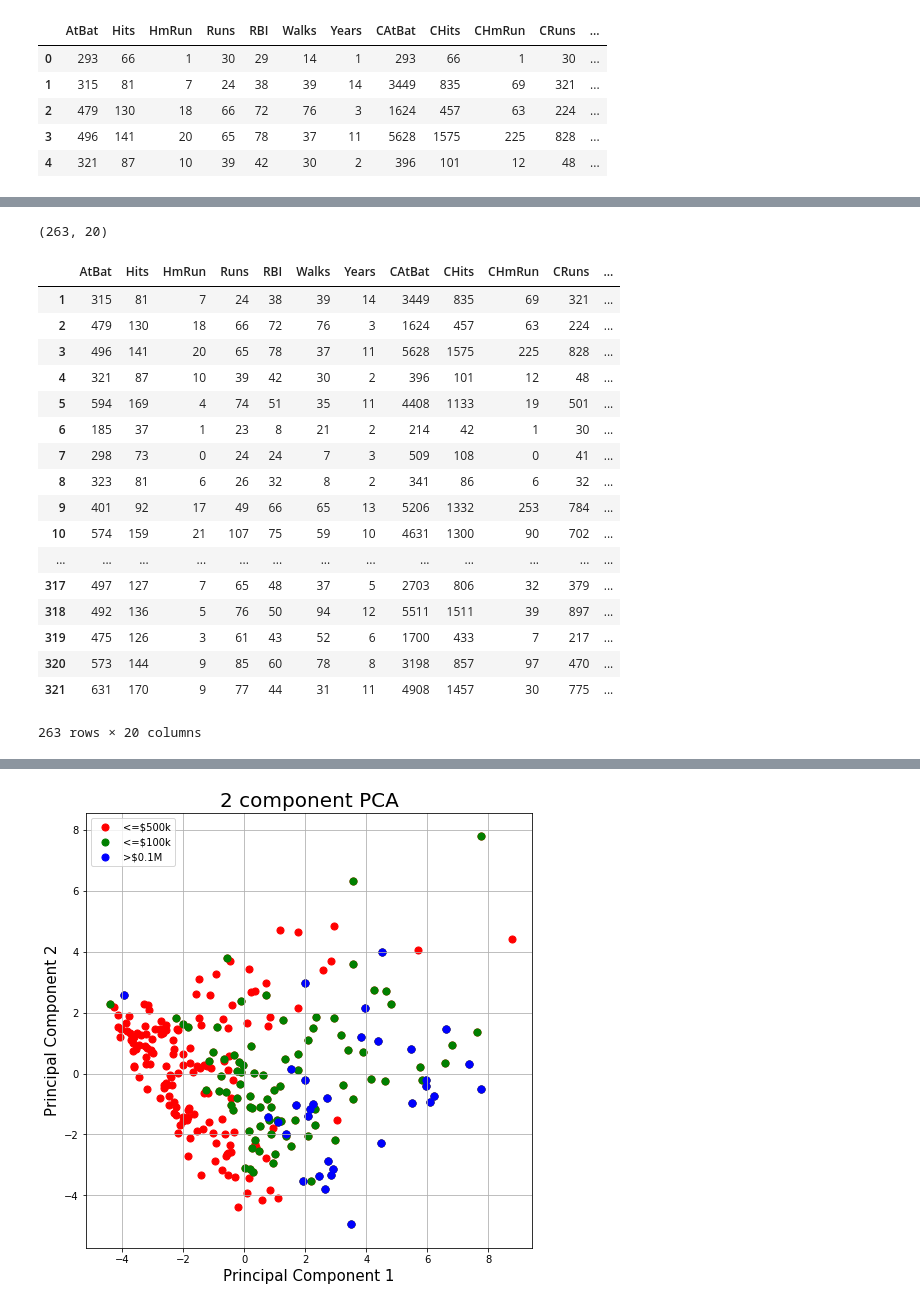
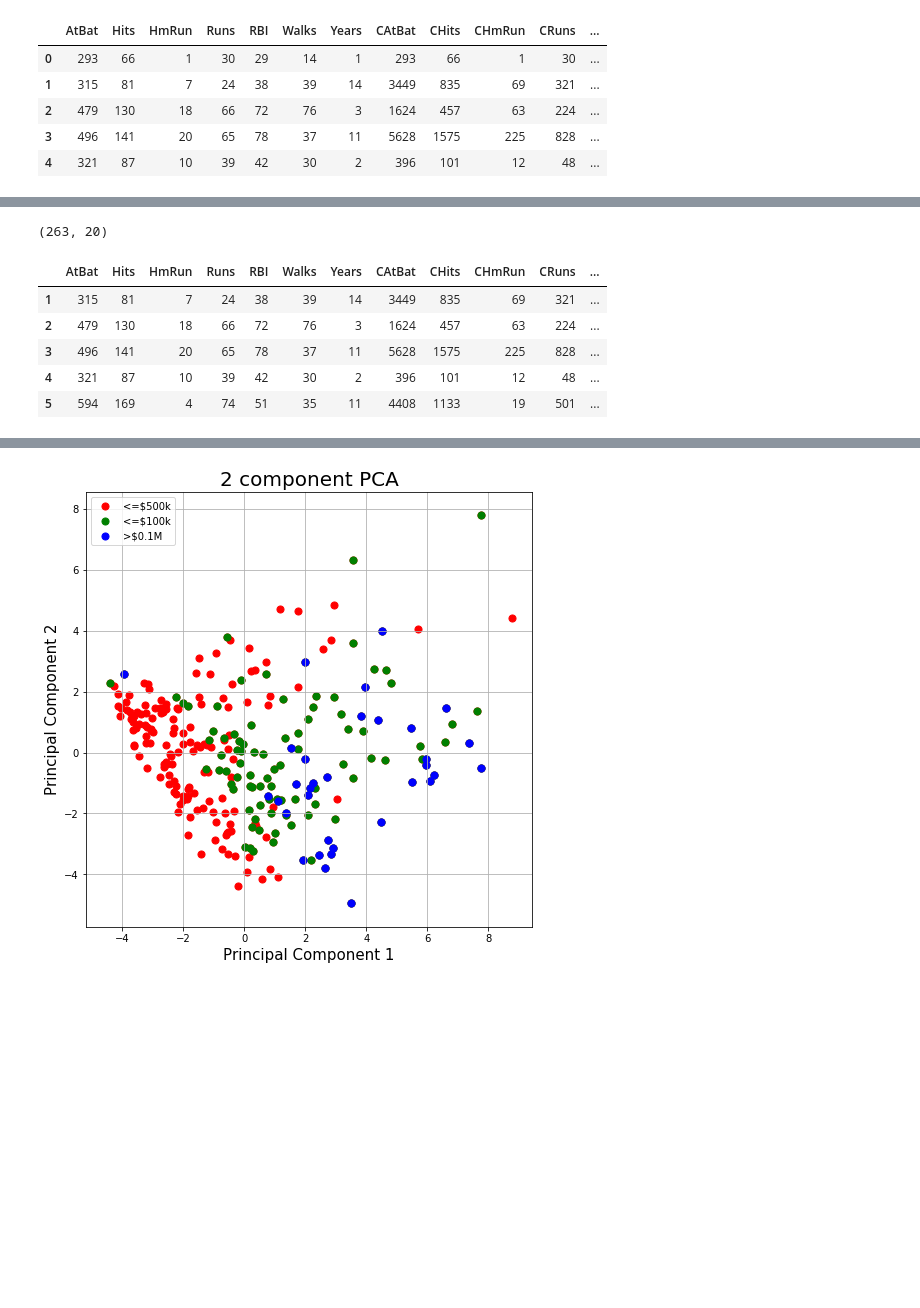
Before and after one commit to adomakor412/Visualization, a Jupyter notebook: PCA.ipynb, the cells around one changed output, grey strips where cells are left out. Cells and saved outputs as stored; diff of their text form; code cells hidden in the pictures; blank space fills up the shorter version.

```diff
--- a/PCA.ipynb
+++ b/PCA.ipynb
@@ -62,7 +49,8 @@ for k,v in df.items():
 3   838     354      N        E      200       11       3   500.0         N
 4    46      33      N        E      805       40       4    91.5         N
 # %%
-df['Hitters'].head()
+df = pd.DataFrame(df['Hitters'])
+df.head()
 # %% [output]
 |  | AtBat | Hits | HmRun | Runs | RBI | Walks | Years | CAtBat | CHits | CHmRun | CRuns | ... |
 | 0 | 293 | 66 | 1 | 30 | 29 | 14 | 1 | 293 | 66 | 1 | 30 | ... |
@@ -70,6 +58,3 @@ df['Hitters'].head()
 | 2 | 479 | 130 | 18 | 66 | 72 | 76 | 3 | 1624 | 457 | 63 | 224 | ... |
 | 3 | 496 | 141 | 20 | 65 | 78 | 37 | 11 | 5628 | 1575 | 225 | 828 | ... |
 | 4 | 321 | 87 | 10 | 39 | 42 | 30 | 2 | 396 | 101 | 12 | 48 | ... |
-# %%
-df = pd.DataFrame(a)
-print(df)
@@ -98,5 +62,2 @@ features =['AtBat','Hits','HmRun','Runs','RBI','Walks','Years','CAtBat','CHits',
 indicators=['AtBat','Hits','HmRun','Runs','RBI','Walks','Years','CAtBat','CHits','CHmRun','CRuns',
            'CRBI','CWalks','PutOuts','Assists','Errors','Salary']
-# %%
-df.columns = features
-df.head()
@@ -110,24 +64,12 @@ df.head()
 # %%
 clean = df.dropna()
 print(clean.shape)
-clean
+clean.head()
 # %% [output]
 (263, 20)
 |  | AtBat | Hits | HmRun | Runs | RBI | Walks | Years | CAtBat | CHits | CHmRun | CRuns | ... |
 | 1 | 315 | 81 | 7 | 24 | 38 | 39 | 14 | 3449 | 835 | 69 | 321 | ... |
 | 2 | 479 | 130 | 18 | 66 | 72 | 76 | 3 | 1624 | 457 | 63 | 224 | ... |
 | 3 | 496 | 141 | 20 | 65 | 78 | 37 | 11 | 5628 | 1575 | 225 | 828 | ... |
 | 4 | 321 | 87 | 10 | 39 | 42 | 30 | 2 | 396 | 101 | 12 | 48 | ... |
 | 5 | 594 | 169 | 4 | 74 | 51 | 35 | 11 | 4408 | 1133 | 19 | 501 | ... |
-| 6 | 185 | 37 | 1 | 23 | 8 | 21 | 2 | 214 | 42 | 1 | 30 | ... |
-| 7 | 298 | 73 | 0 | 24 | 24 | 7 | 3 | 509 | 108 | 0 | 41 | ... |
-| 8 | 323 | 81 | 6 | 26 | 32 | 8 | 2 | 341 | 86 | 6 | 32 | ... |
-| 9 | 401 | 92 | 17 | 49 | 66 | 65 | 13 | 5206 | 1332 | 253 | 784 | ... |
-| 10 | 574 | 159 | 21 | 107 | 75 | 59 | 10 | 4631 | 1300 | 90 | 702 | ... |
-| ... | ... | ... | ... | ... | ... | ... | ... | ... | ... | ... | ... | ... |
-| 317 | 497 | 127 | 7 | 65 | 48 | 37 | 5 | 2703 | 806 | 32 | 379 | ... |
-| 318 | 492 | 136 | 5 | 76 | 50 | 94 | 12 | 5511 | 1511 | 39 | 897 | ... |
-| 319 | 475 | 126 | 3 | 61 | 43 | 52 | 6 | 1700 | 433 | 7 | 217 | ... |
-| 320 | 573 | 144 | 9 | 85 | 60 | 78 | 8 | 3198 | 857 | 97 | 470 | ... |
-| 321 | 631 | 170 | 9 | 77 | 44 | 31 | 11 | 4908 | 1457 | 30 | 775 | ... |
-263 rows × 20 columns
```
Also changed, not shown: parts of 25 cells of this notebook, 2 other files.
